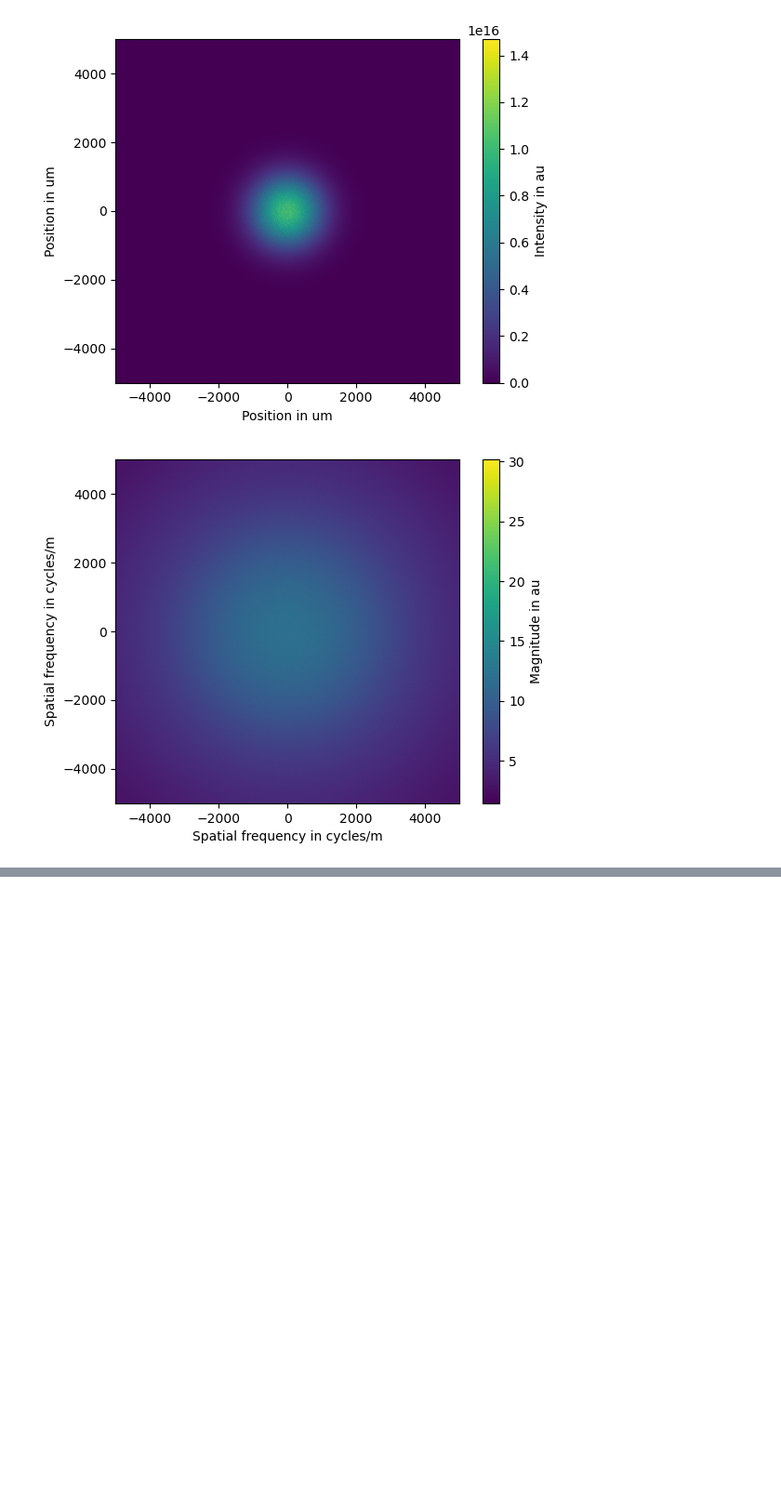
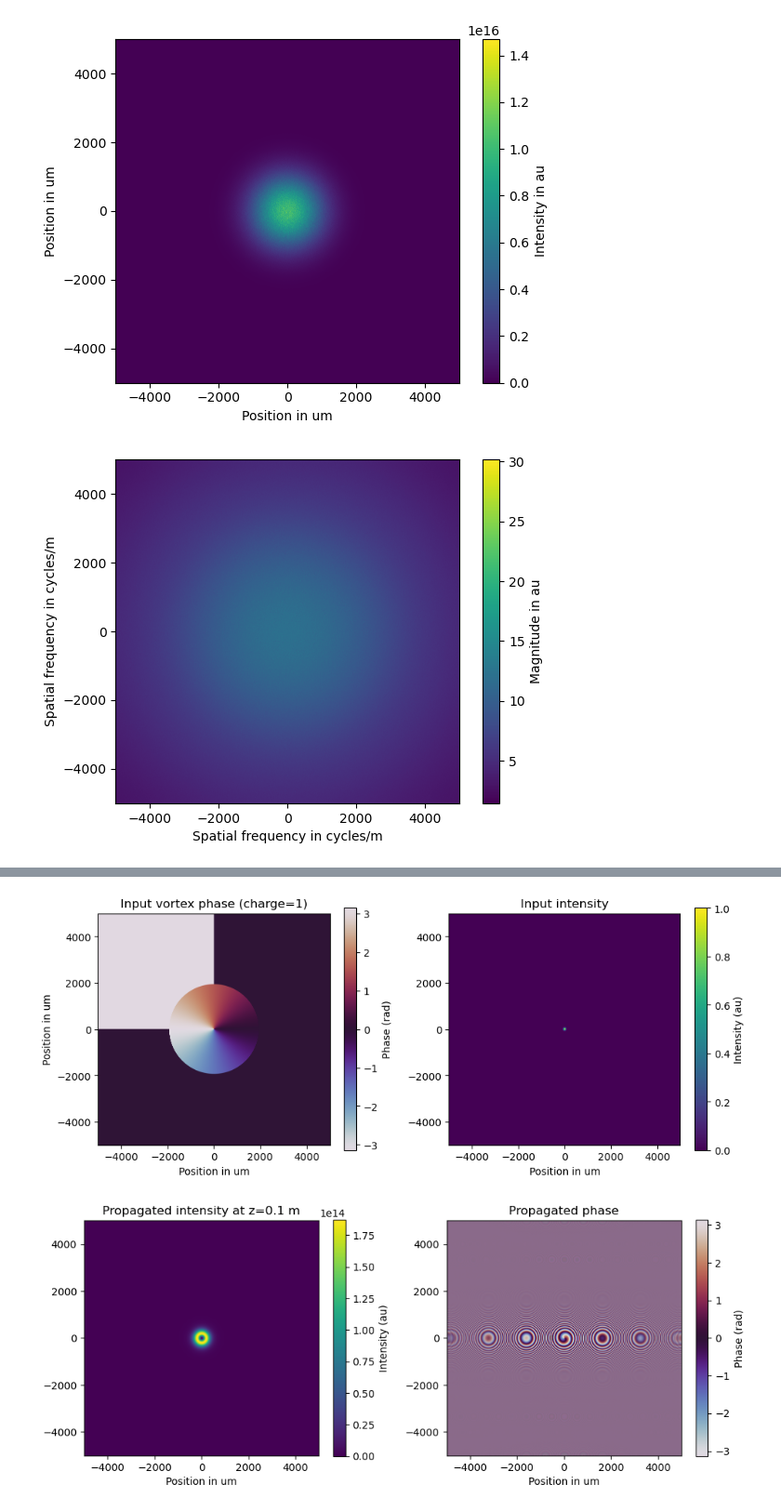
Before and after one commit to dream-beam/Topolino, a Jupyter notebook: notebook drafts (ignore)/2026.03.18TwoDSpeckleSimultion.ipynb, the cells around one changed output, grey strips where cells are left out. Shown at 93% size. Saved outputs shown, nothing was run; the diff lists cells and outputs as text; code cells hidden in the pictures; blank space fills up the shorter version.

Commit message:
spiral beam propagation

```diff
--- a/notebook drafts (ignore)/2026.03.18TwoDSpeckleSimultion.ipynb
+++ b/notebook drafts (ignore)/2026.03.18TwoDSpeckleSimultion.ipynb
@@ -211,0 +238,60 @@ plt.show()
+# %%
+# generate a spiral (vortex) phase and propagate the vortex beam
+charge = 1  # topological charge (try -1, 2, 3, ...)
+
+# compute azimuthal angle
+X, Y = np.meshgrid(x_m, y_m) #2D grid
+theta = np.arctan2(Y, X)
+
+spiral_phase = np.exp(1j * charge * theta)
+vortex = uin_V_m * spiral_phase  # multiply by current amplitude (uin_V_m from earlier cell)
+
+
+# copilot helped but don't fully understand ^
+
+
+plt.figure(figsize=(10,4))
+plt.subplot(1,2,1)
+plt.imshow(np.angle(vortex), extent=[x_m[0]*1e6, x_m[-1]*1e6, y_m[0]*1e6, y_m[-1]*1e6],
+           origin='lower', cmap='twilight')
+plt.title(f"Input vortex phase (charge={charge})")
+plt.xlabel("Position in um")
+plt.ylabel("Position in um")
+plt.colorbar(label="Phase (rad)")
+
+plt.subplot(1,2,2)
+plt.imshow(np.abs(vortex)**2, extent=[x_m[0]*1e6, x_m[-1]*1e6, y_m[0]*1e6, y_m[-1]*1e6],
+           origin='lower')
+plt.title("Input intensity")
+plt.xlabel("Position in um")
+plt.colorbar(label="Intensity (au)")
+plt.tight_layout()
+plt.show()
+
+
+z_prop_m = 0.1
+wavelength = 500e-9
+
+field_out = propTF(vortex, Dx_m, wavelength, z_prop_m)
+
+
+plt.figure(figsize=(10,4))
+plt.subplot(1,2,1)
+plt.imshow(np.abs(field_out)**2, extent=[x_m[0]*1e6, x_m[-1]*1e6, y_m[0]*1e6, y_m[-1]*1e6],
+           origin='lower')
+plt.title(f"Propagated intensity at z={z_prop_m} m")
+plt.xlabel("Position in um")
+plt.colorbar(label="Intensity (au)")
+
+plt.subplot(1,2,2)
+plt.imshow(np.angle(field_out), extent=[x_m[0]*1e6, x_m[-1]*1e6, y_m[0]*1e6, y_m[-1]*1e6],
+           origin='lower', cmap='twilight')
+plt.title("Propagated phase")
+plt.xlabel("Position in um")
+plt.colorbar(label="Phase (rad)")
+
+plt.tight_layout()
+plt.show()
+# %% [output]
+[figure, added]
+[figure, added]
```
Also changed, not shown: parts of 1 cell of this notebook.
